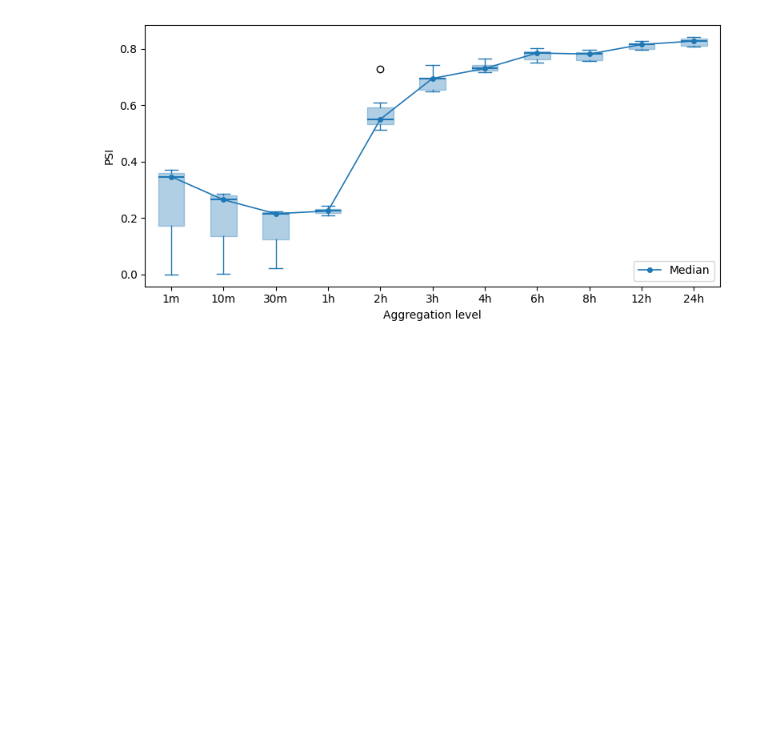
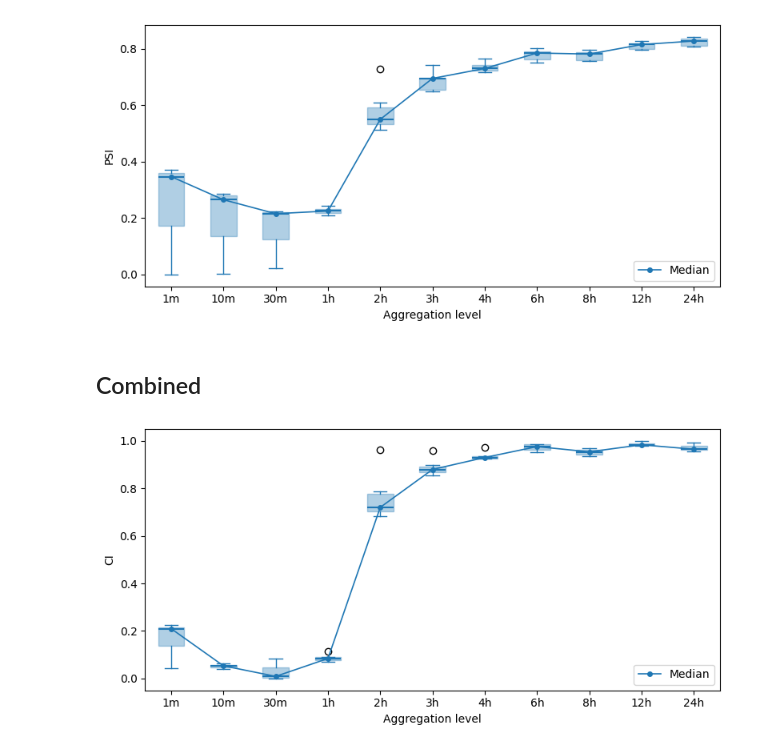
Before and after one commit to Tarun-Rajan99/MSc-Project, a Jupyter notebook: 04_code/combined/combined.ipynb, the cells around one changed output. Saved outputs shown, nothing was run; the diff lists cells and outputs as text; code cells hidden in the pictures; blank space fills up the shorter version.

```diff
--- a/04_code/combined/combined.ipynb
+++ b/04_code/combined/combined.ipynb
@@ -265,3 +265,5 @@ ax.legend(loc='lower right')
 plt.tight_layout()
 # %% [output]
 [figure]
+# %% [markdown]
+## Combined
@@ -267,0 +275,45 @@ plt.tight_layout()
+# %%
+# Median and interquartile range of measures
+ari_median, ari_iqr = np.median(ari_dist), np.percentile(ari_dist, 75) - np.percentile(ari_dist, 25)
+vi_median,  vi_iqr  = np.median(vi_dist), np.percentile(vi_dist, 75) - np.percentile(vi_dist, 25)
+psi_median, psi_iqr = np.median(psi_dist), np.percentile(psi_dist, 75) - np.percentile(psi_dist, 25)
+# %%
+# Combined measure
+combined_measure = {}
+
+for agg_level in levels:
+    pairs = list(ARI[agg_level].keys())
+    z_ari = (np.array([ARI[agg_level][p] for p in pairs]) - ari_median) / ari_iqr
+    z_vi  = (np.array([inv_VI[agg_level][p] for p in pairs]) - vi_median) / vi_iqr
+    z_psi = (np.array([PSI[agg_level][p] for p in pairs]) - psi_median) / psi_iqr
+
+    combined_measure[agg_level] = (z_ari + z_vi + z_psi) / 3
+# %%
+# Scaled combined measure and compute means
+all_combined = np.concatenate([combined_measure[agg_level] for agg_level in levels])
+c_min, c_max = all_combined.min(), all_combined.max()
+
+combined_scaled = {
+    agg_level: (combined_measure[agg_level] - c_min) / (c_max - c_min)
+    for agg_level in levels
+}
+
+combined_medians = np.array([np.median(combined_scaled[agg_level]) for agg_level in levels])
+# %%
+# Plot of combined measure as boxplots with median trend line, equally spaced x-axis
+fig, ax = plt.subplots(figsize=(8, 4))
+
+combined_vals = [combined_scaled[name] for name in level_names]
+
+ax.boxplot(combined_vals, positions=x_positions, widths=0.5, showfliers=True, **boxstyle)
+
+ax.plot(x_positions, combined_medians, color='tab:blue', lw=1.2, marker='o', ms=4, zorder=3, label='Median')
+
+ax.set_xticks(x_positions)
+ax.set_xticklabels(xtick_labels)
+ax.set_xlabel('Aggregation level')
+ax.set_ylabel('CI')
+ax.legend(loc='lower right')
+plt.tight_layout()
+# %% [output]
+[figure, added]
```
Also changed, not shown: parts of 4 cells of this notebook, 1 other file.
